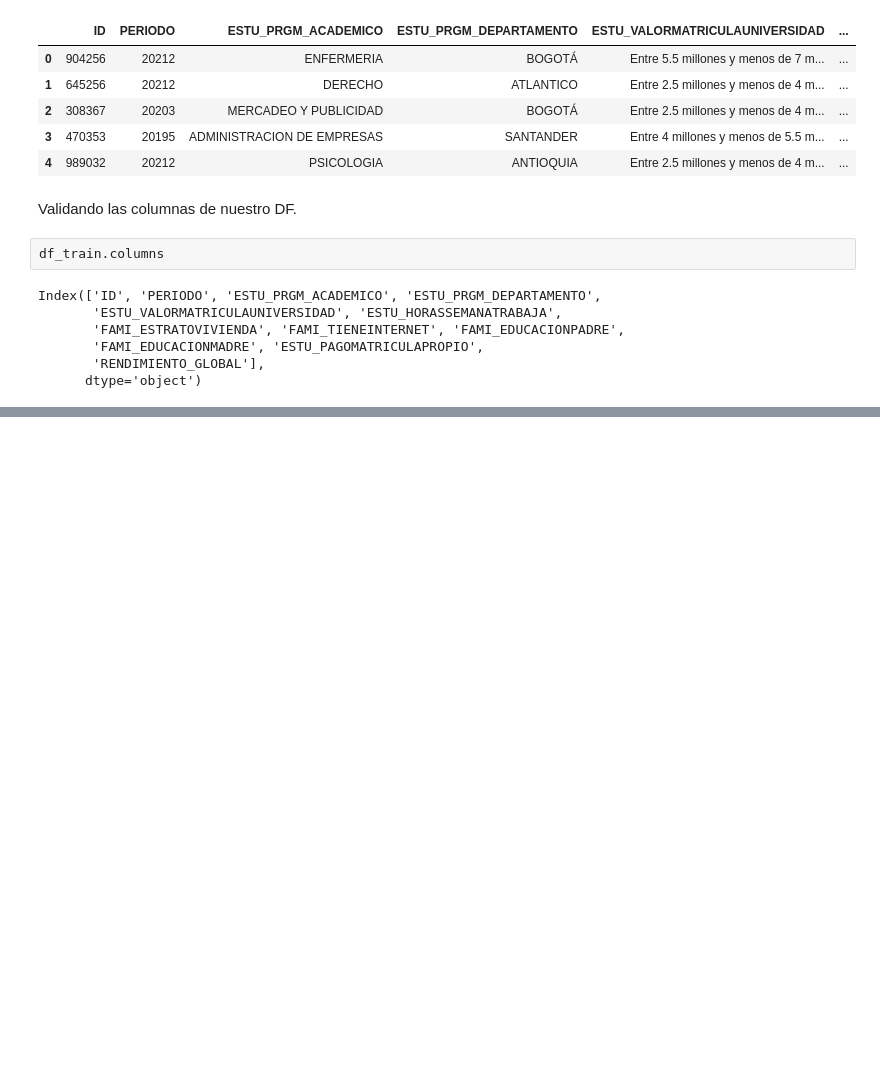
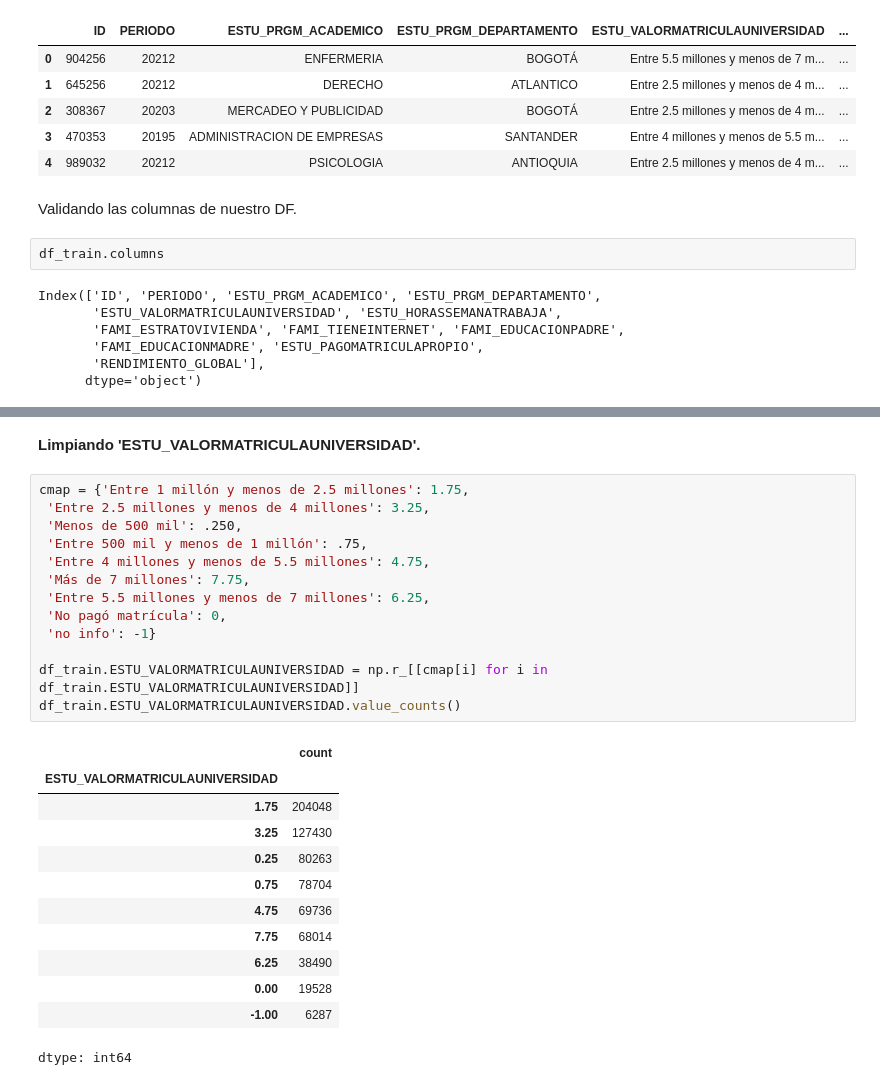
Before and after one commit to weimarquintero/UDEA-ai4eng-20242, a Jupyter notebook: 02 - preprocesado.ipynb, the cells around one changed output, grey strips where cells are left out. Saved outputs shown, nothing was run; the diff lists cells and outputs as text; blank space fills up the shorter version.

```diff
--- a/02 - preprocesado.ipynb
+++ b/02 - preprocesado.ipynb
@@ -85,0 +85,28 @@ dtype: int64
+# %% [markdown]
+**Limpiando 'ESTU_VALORMATRICULAUNIVERSIDAD'.**
+# %%
+cmap = {'Entre 1 millón y menos de 2.5 millones': 1.75,
+ 'Entre 2.5 millones y menos de 4 millones': 3.25,
+ 'Menos de 500 mil': .250,
+ 'Entre 500 mil y menos de 1 millón': .75,
+ 'Entre 4 millones y menos de 5.5 millones': 4.75,
+ 'Más de 7 millones': 7.75,
+ 'Entre 5.5 millones y menos de 7 millones': 6.25,
+ 'No pagó matrícula': 0,
+ 'no info': -1}
+
+df_train.ESTU_VALORMATRICULAUNIVERSIDAD = np.r_[[cmap[i] for i in df_train.ESTU_VALORMATRICULAUNIVERSIDAD]]
+df_train.ESTU_VALORMATRICULAUNIVERSIDAD.value_counts()
+# %% [output]
+|  | count |
+| ESTU_VALORMATRICULAUNIVERSIDAD |  |
+| 1.75 | 204048 |
+| 3.25 | 127430 |
+| 0.25 | 80263 |
+| 0.75 | 78704 |
+| 4.75 | 69736 |
+| 7.75 | 68014 |
+| 6.25 | 38490 |
+| 0.00 | 19528 |
+| -1.00 | 6287 |
+dtype: int64
```
Also changed, not shown: parts of 24 cells of this notebook.
